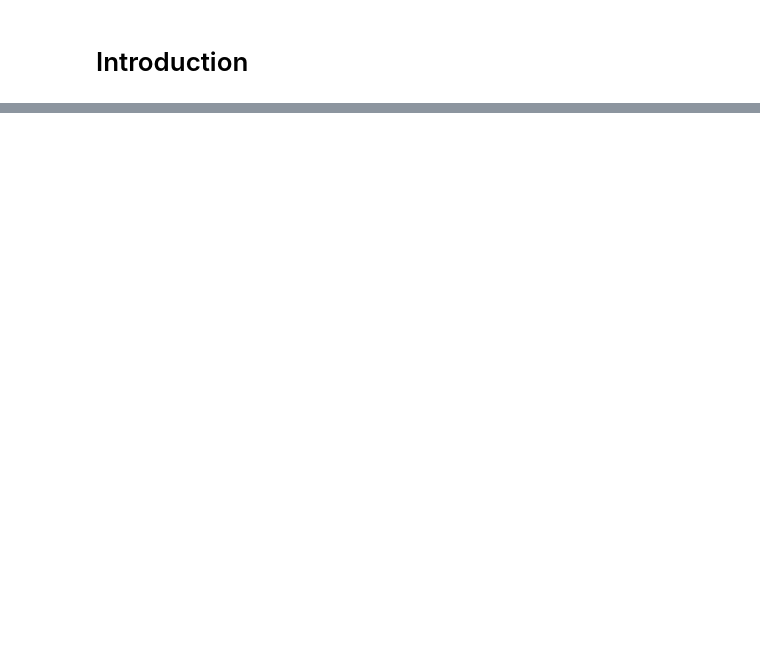
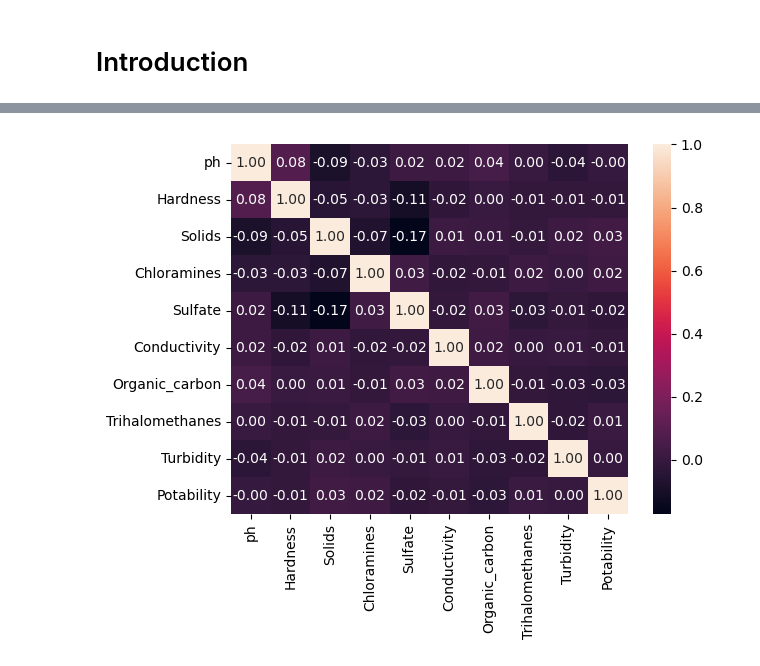
Before and after one commit to al-dayviid21/Water_Quality_Prediction, a Jupyter notebook: Water_Quality_Prediction.ipynb, the cells around one changed output, grey strips where cells are left out. Cells and saved outputs as stored; diff of their text form; code cells hidden in the pictures; blank space fills up the shorter version.

```diff
--- a/Water_Quality_Prediction.ipynb
+++ b/Water_Quality_Prediction.ipynb
@@ -10,0 +156,4 @@ Thus, the aim of this project is to predict the quality of water for drinking pu
+# %%
+sns.heatmap(df.corr(), annot=True, fmt=".2f");
+# %% [output]
+[figure, added]
```
Also changed, not shown: parts of 15 cells of this notebook.
